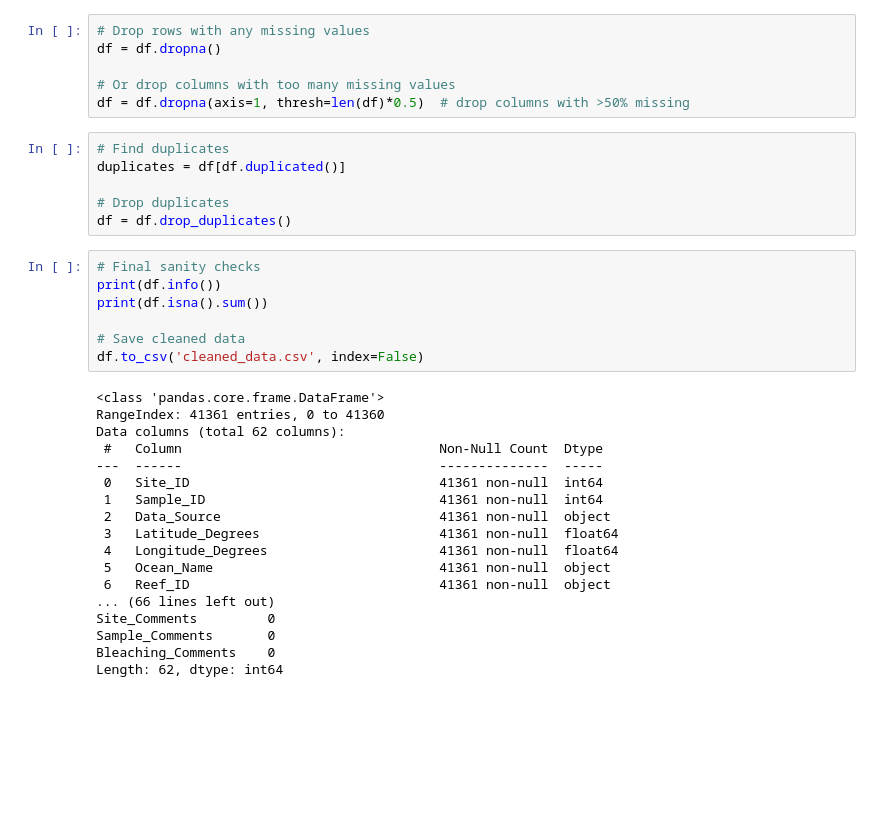
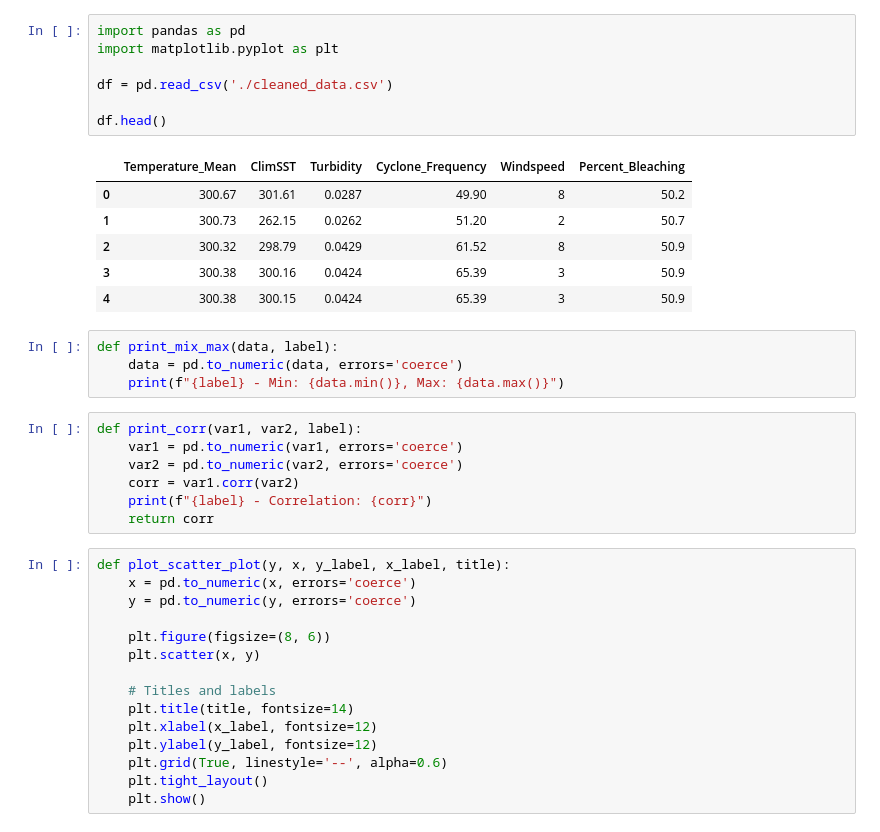
Before and after one commit to Winnee0305/coral-bleaching-fuzzy, a Jupyter notebook: dataset_visualisation.ipynb, the cells around one changed output. Drawn from its saved outputs; the diff is of its cells as text; blank space fills up the shorter version.

```diff
--- a/dataset_visualisation.ipynb
+++ b/dataset_visualisation.ipynb
@@ -29,37 +1,40 @@ max           105.800000     31.000000     12.000000   2020.000000
-# %%
-# Drop rows with any missing values
-df = df.dropna()
-
-# Or drop columns with too many missing values
-df = df.dropna(axis=1, thresh=len(df)*0.5)  # drop columns with >50% missing
-# %%
-# Find duplicates
-duplicates = df[df.duplicated()]
-
-# Drop duplicates
-df = df.drop_duplicates()
-# %%
-# Final sanity checks
-print(df.info())
-print(df.isna().sum())
-
-# Save cleaned data
-df.to_csv('cleaned_data.csv', index=False)
-# %% [output]
-<class 'pandas.core.frame.DataFrame'>
-RangeIndex: 41361 entries, 0 to 41360
-Data columns (total 62 columns):
- #   Column                                 Non-Null Count  Dtype
----  ------                                 --------------  -----
- 0   Site_ID                                41361 non-null  int64
- 1   Sample_ID                              41361 non-null  int64
- 2   Data_Source                            41361 non-null  object
- 3   Latitude_Degrees                       41361 non-null  float64
- 4   Longitude_Degrees                      41361 non-null  float64
- 5   Ocean_Name                             41361 non-null  object
- 6   Reef_ID                                41361 non-null  object
-... (66 lines left out)
-Site_Comments         0
-Sample_Comments       0
-Bleaching_Comments    0
-Length: 62, dtype: int64
+# %%
+import pandas as pd
+import matplotlib.pyplot as plt
+
+df = pd.read_csv('./cleaned_data.csv')
+
+df.head()
+# %% [output]
+|  | Temperature_Mean | ClimSST | Turbidity | Cyclone_Frequency | Windspeed | Percent_Bleaching |
+| 0 | 300.67 | 301.61 | 0.0287 | 49.90 | 8 | 50.2 |
+| 1 | 300.73 | 262.15 | 0.0262 | 51.20 | 2 | 50.7 |
+| 2 | 300.32 | 298.79 | 0.0429 | 61.52 | 8 | 50.9 |
+| 3 | 300.38 | 300.16 | 0.0424 | 65.39 | 3 | 50.9 |
+| 4 | 300.38 | 300.15 | 0.0424 | 65.39 | 3 | 50.9 |
+# %%
+def print_mix_max(data, label):
+    data = pd.to_numeric(data, errors='coerce')
+    print(f"{label} - Min: {data.min()}, Max: {data.max()}")
+# %%
+def print_corr(var1, var2, label):
+    var1 = pd.to_numeric(var1, errors='coerce')
+    var2 = pd.to_numeric(var2, errors='coerce')
+    corr = var1.corr(var2)
+    print(f"{label} - Correlation: {corr}")
+    return corr
+# %%
+def plot_scatter_plot(y, x, y_label, x_label, title):
+    x = pd.to_numeric(x, errors='coerce')
+    y = pd.to_numeric(y, errors='coerce')
+
+    plt.figure(figsize=(8, 6))
+    plt.scatter(x, y)
+
+    # Titles and labels
+    plt.title(title, fontsize=14)
+    plt.xlabel(x_label, fontsize=12)
+    plt.ylabel(y_label, fontsize=12)
+    plt.grid(True, linestyle='--', alpha=0.6)
+    plt.tight_layout()
+    plt.show()
```
Also changed, not shown: parts of 14 cells of this notebook, 2 other files.
